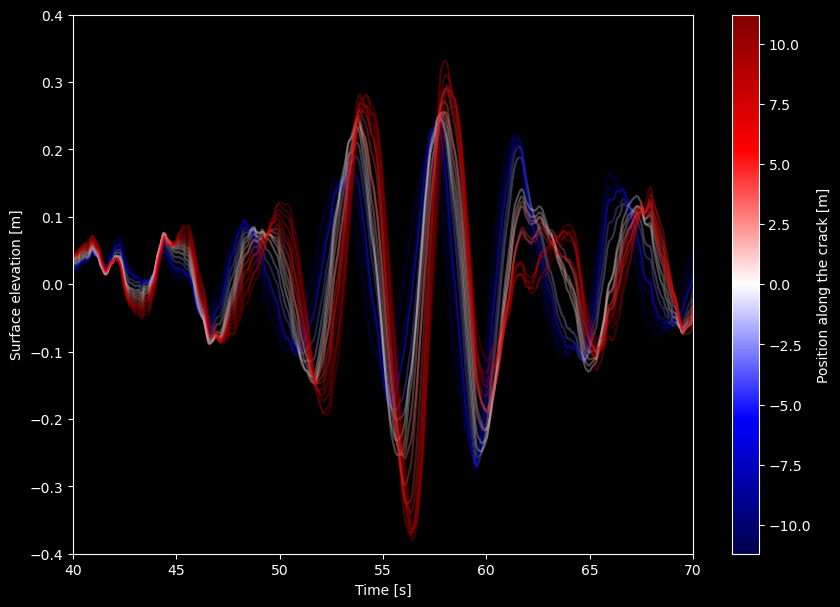
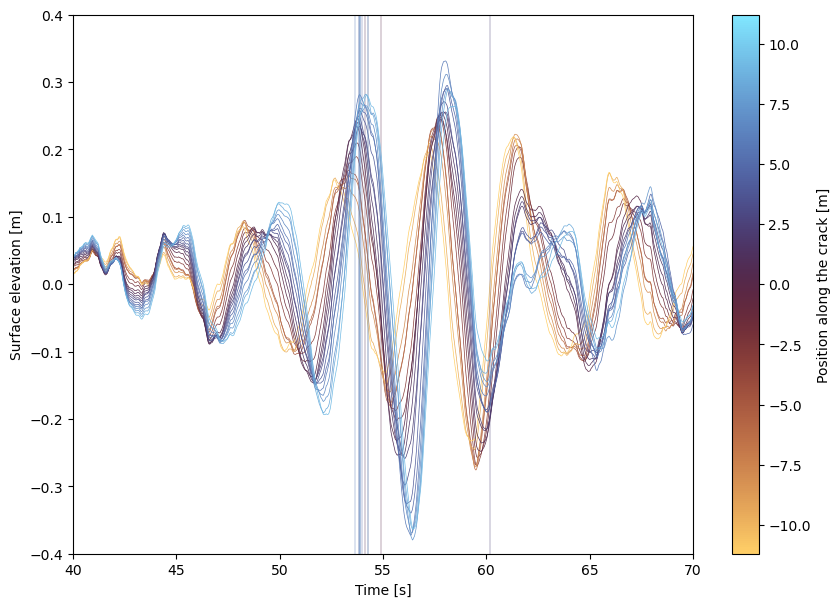
Code edit (unified diff) that turned the first committed figure into the second:
--- before
+++ after
@@ -1,4 +1,6 @@
 #print(datafig)
-plt.style.use('dark_background')
+#plt.style.use('dark_background')
+plt.rcParams['figure.facecolor'] = '1'  # Gris foncé
+plt.rcParams['axes.facecolor'] = '1'
 
 fig, ax = plt.subplots(figsize=(10,7))
@@ -14,5 +16,5 @@
 
 #cmap = cm.get_cmap('viridis')  # ou plt.get_cmap('viridis') selon version matplotlib
-cmap = cm.get_cmap('seismic')
+cmap = cm.get_cmap('managua')
 
 #norm = mcolors.Normalize(vmin=0, vmax=n-1)
@@ -21,11 +23,11 @@
 for i in range(len(datafig['matrix_temp_evol_uz_ref_noncassee'])):
     color = cmap(norm(colorvals_noncassee[i]))
-    ax.plot(datafig['tvals_sec'], datafig['matrix_temp_evol_uz_ref_noncassee'][i], color=color, alpha=0.3)
+    ax.plot(datafig['tvals_sec'], datafig['matrix_temp_evol_uz_ref_noncassee'][i], color=color, alpha=1, linewidth=0.5)
 
 n = len(datafig['matrix_temp_evol_uz'])
 for i in range(n):
     color = cmap(norm(colorvals_cassee[i]))
-    #ax.vlines(datafig['times_frac_sec_approx'][i], -0.4, 0.4, linestyle='--', color=color, alpha=0.4)
-    ax.plot(datafig['tvals_sec'], datafig['matrix_temp_evol_uz'][i], color=color, alpha=0.3)
+    ax.vlines(datafig['times_frac_sec_approx'][i], -0.4, 0.4, color=color, alpha=1, linewidth=0.3)
+    ax.plot(datafig['tvals_sec'], datafig['matrix_temp_evol_uz'][i], color=color, alpha=1, linewidth=0.5)
 
 
@@ -43,2 +45,4 @@
 sm.set_array([])
 fig.colorbar(sm, ax=ax, label='Position along the crack [m]')
+
+plt.savefig('C:/Users/Vasco Zanchi/Desktop/presentations/reunions_hebdo/figures_data_article/time_timeevol_along_crack.pdf', dpi=600)

Commit: updates figures article